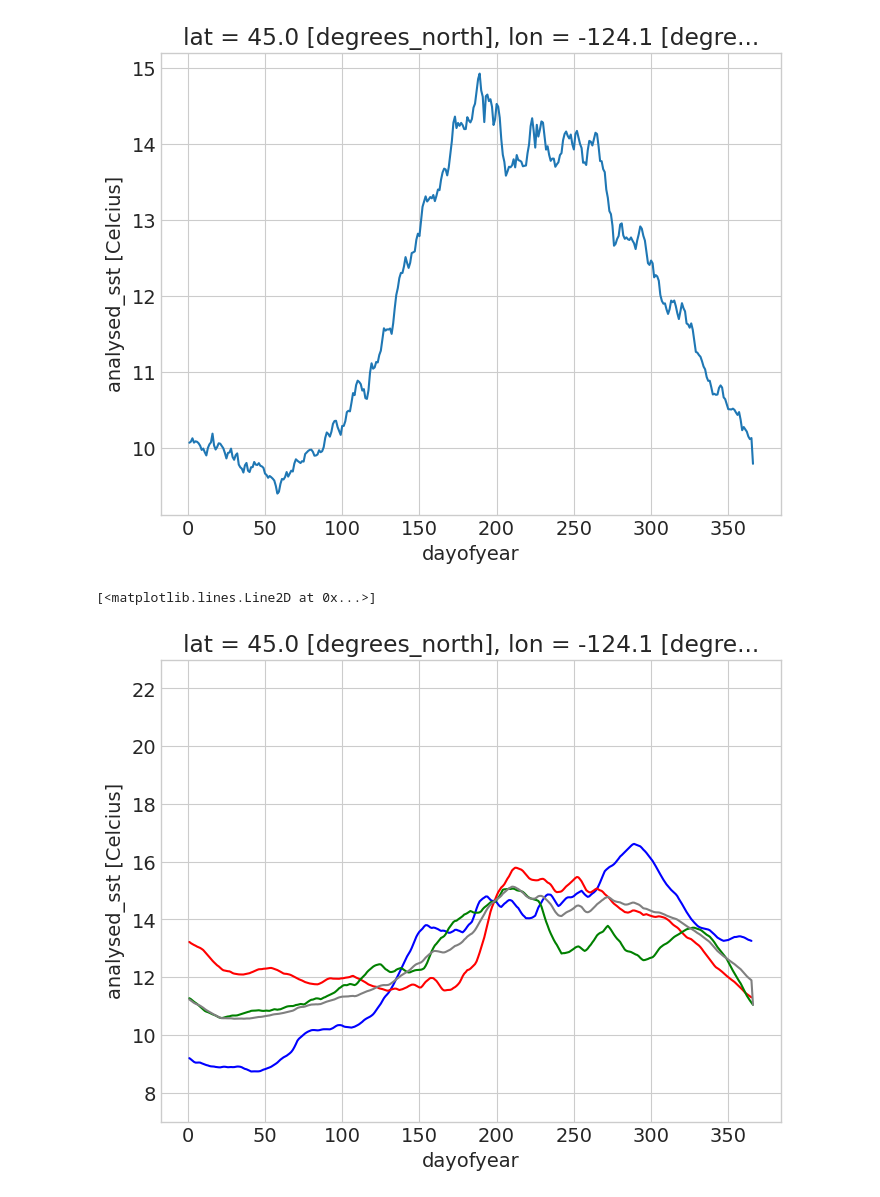
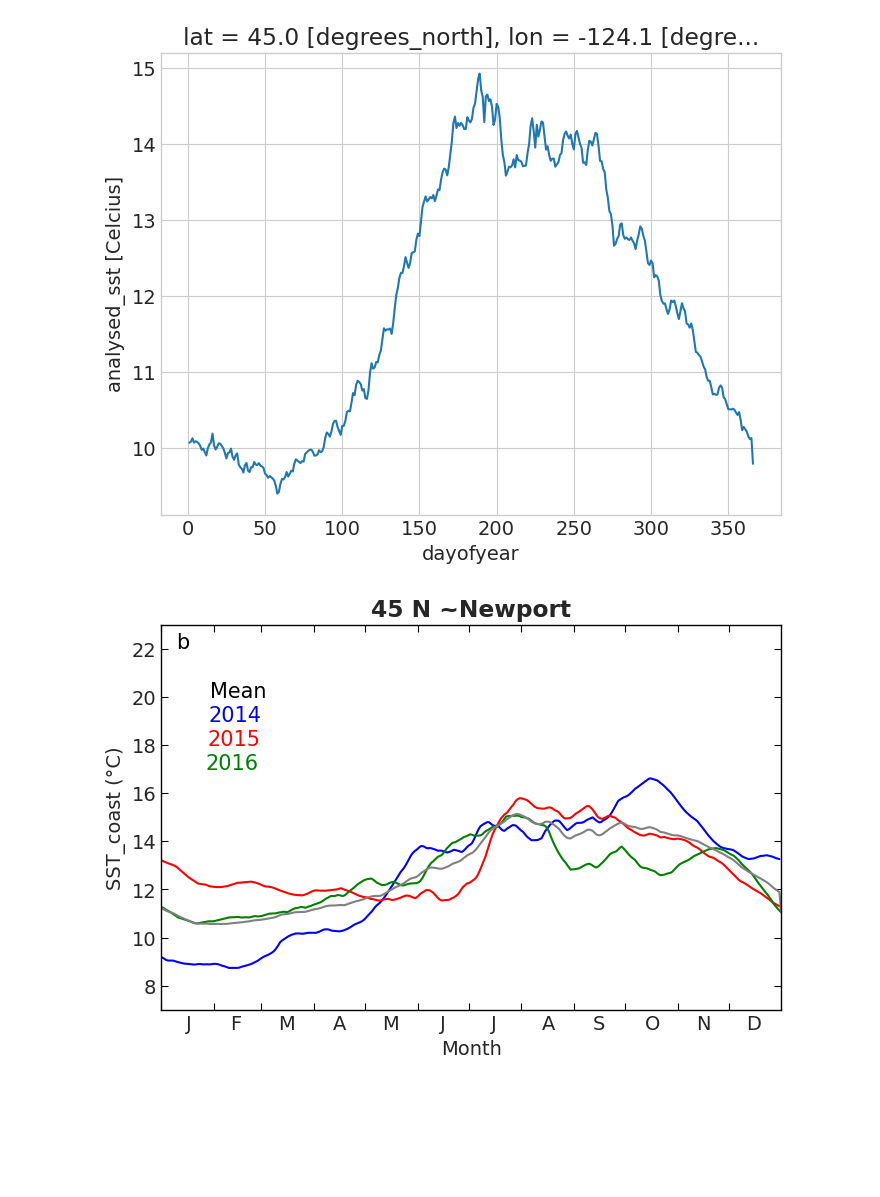
Before and after one commit to UCB-stat-159-s23/hw03-Group12, a Jupyter notebook: hw03-climate.ipynb, the cells around one changed output. Saved outputs shown, nothing was run; the diff lists cells and outputs as text; code cells hidden in the pictures; blank space fills up the shorter version.

Commit message:
Changed plot format

```diff
--- a/hw03-climate.ipynb
+++ b/hw03-climate.ipynb
@@ -285,23 +285,45 @@ newport_ds.analysed_sst.groupby("time.dayofyear").mean().plot()
 # %%
 # Smooth with 30 day running mean
 newport_rolling = newport_ds.analysed_sst.rolling(time=30).mean()
 
 # Select year 2014, 2015, 2016
 newport_2014 = newport_rolling.sel(time="2014")
 newport_2015 = newport_rolling.sel(time="2015")
 newport_2016 = newport_rolling.sel(time="2016")
 
 newport_2014["time"] = newport_2014["time.dayofyear"]
 newport_2015["time"] = newport_2015["time.dayofyear"]
 newport_2016["time"] = newport_2016["time.dayofyear"]
 
-newport_2014.plot(ylim=(7,23), color="blue")
-newport_2015.plot(ylim=(7,23), color="red")
-newport_2016.plot(ylim=(7,23), color="green")
+fig, ax = plt.subplots()
+fig.set_size_inches(8,5)
+ax.grid(False)
 
-#newport_ds.analysed_sst.sel(time=slice("2014","2016"))
-#.groupby("time.dayofyear").mean().plot(color="gray")
-newport_rolling.sel(time=slice("2014","2016")).groupby("time.dayofyear").mean().plot(color="gray")
+newport_2014.plot(ax=ax, ylim=(7,23), color="blue")
+newport_2015.plot(ax=ax, ylim=(7,23), color="red")
+newport_2016.plot(ax=ax, ylim=(7,23), color="green")
+
+newport_rolling.sel(time=slice("2014","2016")).groupby("time.dayofyear"
+                                                      ).mean().plot(ax=ax,
+                                                                    color="gray")
+ax.tick_params(color="black", length=5, direction="in", top=True, right=True)
+ax.set_xticks([1, 32, 60 , 91, 121, 152, 182, 213, 244, 274, 305, 335])
+ax.set_xticklabels('')
+ax.set_xticks([17, 45, 75 , 106, 136, 167, 197, 229, 259, 290, 320, 350], minor=True)
+ax.set_xticklabels(["J", "F", "M", "A", "M","J", "J", "A", "S", "O", "N", "D"], minor=True)
+
+ax.margins(x=0)
+ax.spines[:].set_visible(True)
+ax.spines[:].set_color("black")
+
+ax.set_title("45 N ~Newport", fontweight="bold")
+ax.set_xlabel("Month")
+ax.set_ylabel("SST_coast (°C)")
+ax.text(30,20, "Mean", fontsize= 15, color="black")
+ax.text(29,19, "2014", fontsize= 15, color="blue")
+ax.text(28,18, "2015", fontsize= 15, color="red")
+ax.text(27,17, "2016", fontsize= 15, color="green")
+ax.text(10,22, "b", fontsize= 15, color="black")
+plt.show()
 # %% [output]
-[<matplotlib.lines.Line2D at 0x...>]
-[figure, old version]
+[figure, new version]
```
Also changed, not shown: parts of 1 cell of this notebook.
